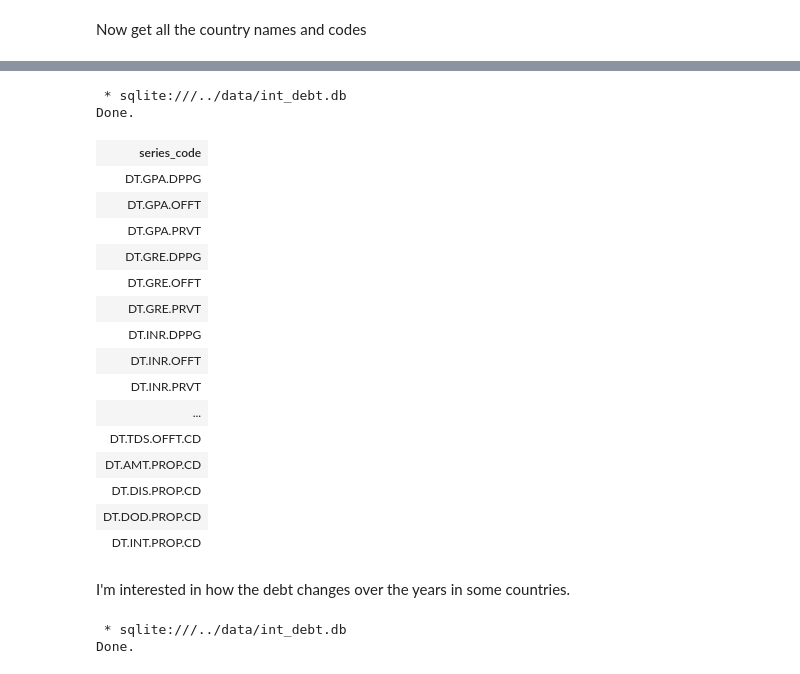
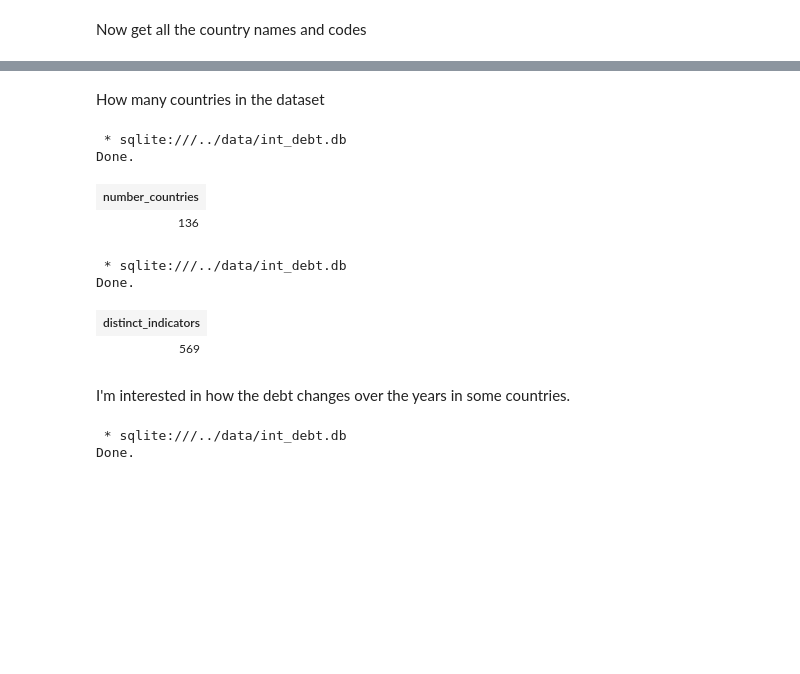
Before and after one commit to harrynnh/learnSQL, a Jupyter notebook: notebook/learn_sql.ipynb, the cells around one changed output, grey strips where cells are left out. Drawn from its saved outputs; the diff is of its cells as text; code cells hidden in the pictures; blank space fills up the shorter version.

```diff
--- a/notebook/learn_sql.ipynb
+++ b/notebook/learn_sql.ipynb
@@ -159,29 +143,27 @@ Done.
-# %%
-%%sql
-SELECT DISTINCT series_code
-FROM debts
-WHERE series_code IS NOT NULL
-# %% [output]
- * sqlite:///../data/int_debt.db
-Done.
-| series_code |
-| DT.GPA.DPPG |
-| DT.GPA.OFFT |
-| DT.GPA.PRVT |
-| DT.GRE.DPPG |
-| DT.GRE.OFFT |
-| DT.GRE.PRVT |
-| DT.INR.DPPG |
-| DT.INR.OFFT |
-| DT.INR.PRVT |
-| ... |
-| DT.TDS.OFFT.CD |
-| DT.AMT.PROP.CD |
-| DT.DIS.PROP.CD |
-| DT.DOD.PROP.CD |
-| DT.INT.PROP.CD |
-# %% [markdown]
-I'm interested in how the debt changes over the years in some countries.
+# %% [markdown]
+How many countries in the dataset
+# %%
+%%sql
+SELECT COUNT(DISTINCT country_code) as number_countries
+FROM debts
+WHERE country_code IS NOT NULL
+# %% [output]
+ * sqlite:///../data/int_debt.db
+Done.
+| number_countries |
+| 136 |
+# %%
+%%sql
+SELECT COUNT(DISTINCT series_code) AS distinct_indicators
+FROM debts
+WHERE series_code IS NOT NULL
+# %% [output]
+ * sqlite:///../data/int_debt.db
+Done.
+| distinct_indicators |
+| 569 |
+# %% [markdown]
+I'm interested in how the debt changes over the years in some countries.
 # %%
 total_ann_debt_by_country = %sql \
 SELECT country_code, year, SUM(debt_amount)/1000000 AS total_debt \
```
Also changed, not shown: parts of 29 cells of this notebook.
